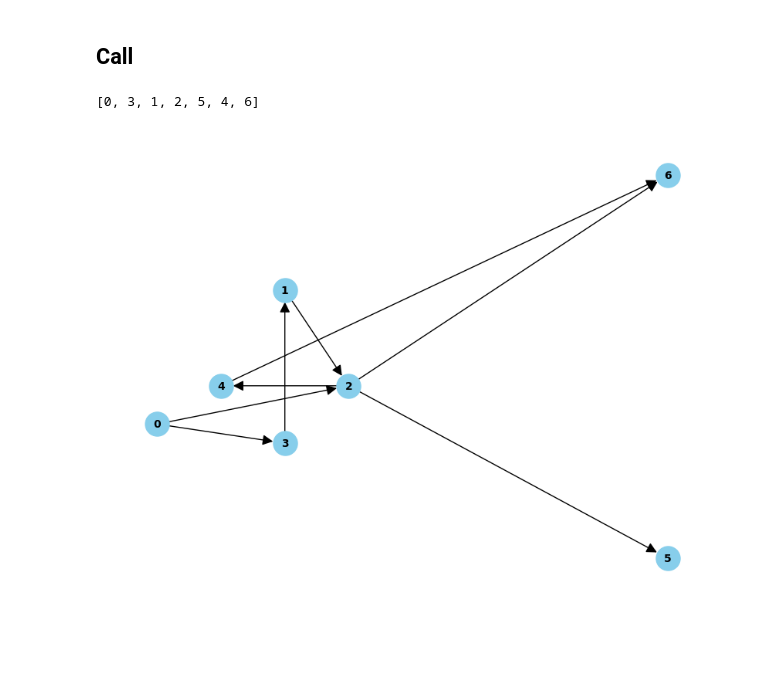
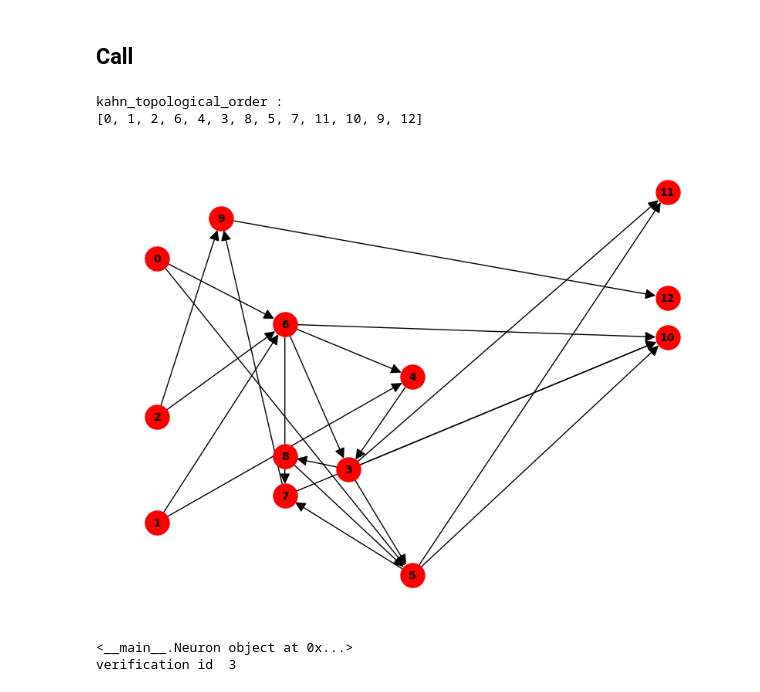
Before and after one commit to lorenzog-ryzen/Trading-solutions-2024-II, a Jupyter notebook: docs/Borrador_NEAT.ipynb, the cells around one changed output. Cells and saved outputs as stored; diff of their text form; code cells hidden in the pictures; blank space fills up the shorter version.

```diff
--- a/docs/Borrador_NEAT.ipynb
+++ b/docs/Borrador_NEAT.ipynb
@@ -228,25 +319,27 @@ def player_X_caller(Net: Network, Gen: Genotype, G, dx = None) -> None:
 ## Call
 # %%
 for _ in range(1):
-    Num_neurons_input = 1
-    Num_neurons_hidden = np.random.randint(3,5)
-    Num_neurons_output = 2
-    Net = Network()
-    Gen = Genotype()
-    G = nx.DiGraph()
-
+    Num_neurons_input  = 3
+    Num_neurons_hidden = np.random.randint(5,10)
+    Num_neurons_output = 3
+    Net = Network(   )
+    Gen = Genotype(  )
+    G   = nx.DiGraph()
     Node_generator(Net, Gen, G, Num_neurons_hidden, Num_neurons_input, Num_neurons_output, [])
     player_X_caller(Net, Gen, G)
-
     values = [np.random.uniform(0,10) for _ in range(Num_neurons_output)]
     target_values = [np.random.randint(0,10) for _ in range(Num_neurons_output)]
     Net.forward_propagator(values)
     Net.backward_propagator(target_values)
 
     pos = nx.get_node_attributes(G, 'pos')
     plt.figure(figsize=(8, 6))
-    nx.draw(G, pos, with_labels=True, node_size=500, node_color='skyblue', font_size=10, font_weight='bold', arrowsize=20)
+    nx.draw(G, pos, with_labels=True, node_size=500, node_color='red', font_size=10, font_weight='bold', arrowsize=20)
     plt.show()
+    Net.mutate()
 # %% [output]
-[0, 3, 1, 2, 5, 4, 6]
+kahn_topological_order :
+[0, 1, 2, 6, 4, 3, 8, 5, 7, 11, 10, 9, 12]
-[figure, old version]
+[figure, new version]
+<__main__.Neuron object at 0x...>
+verification id  3
```
Also changed, not shown: parts of 2 cells of this notebook.
